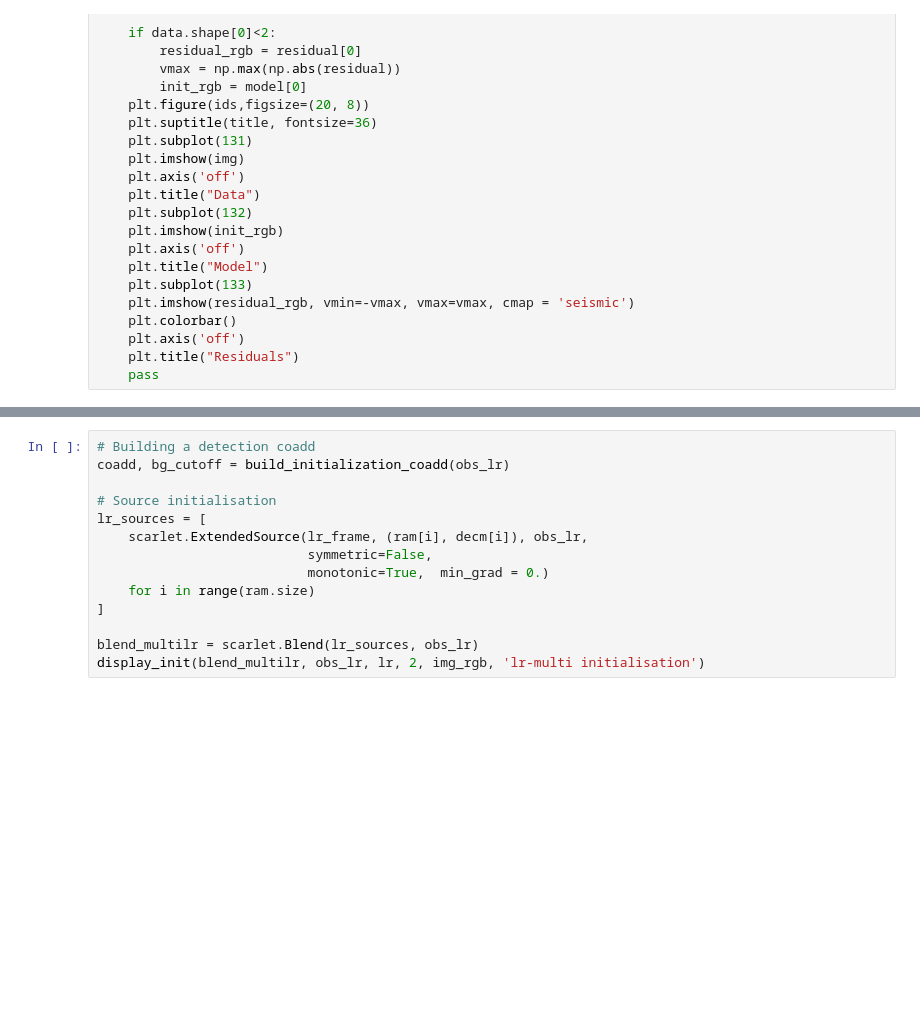
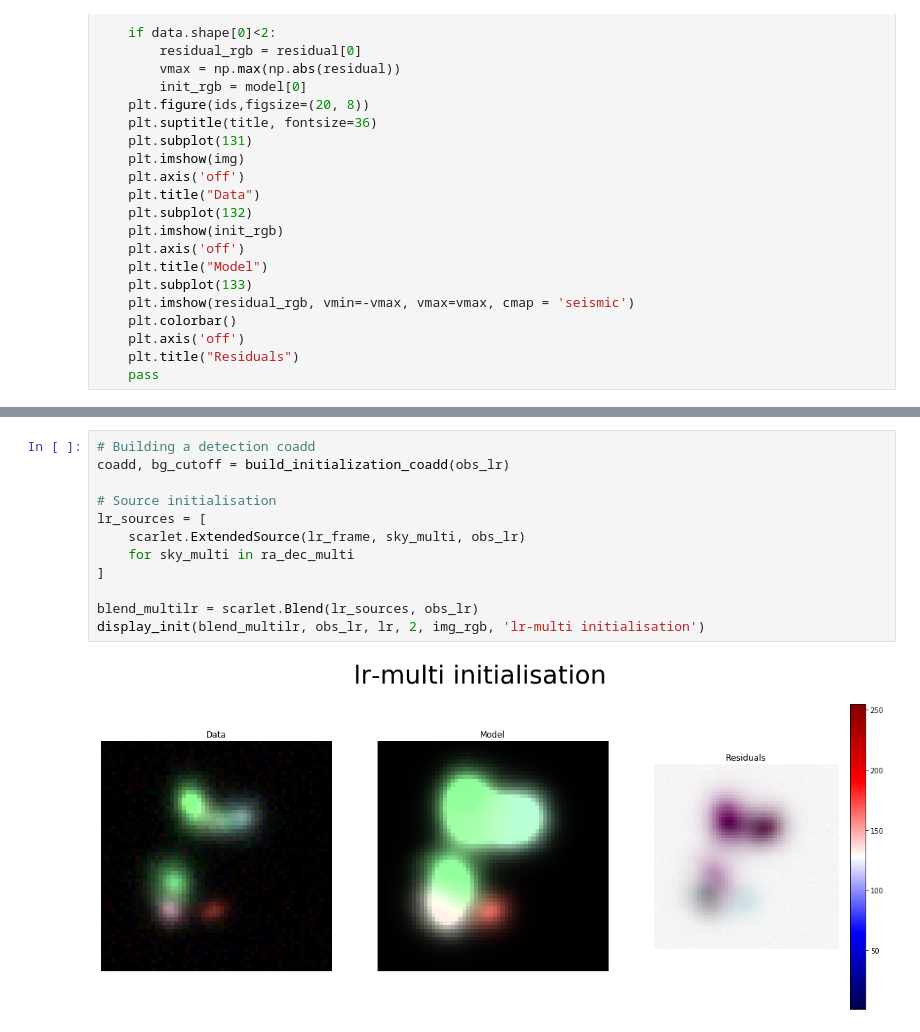
Before and after one commit to herjy/Multi_resolution_comparison, a Jupyter notebook: Simulated_multiresolution/Simulated_mr_scenes.ipynb, the cells around one changed output, grey strips where cells are left out. Drawn from its saved outputs; the diff is of its cells as text; blank space fills up the shorter version.

```diff
--- a/Simulated_multiresolution/Simulated_mr_scenes.ipynb
+++ b/Simulated_multiresolution/Simulated_mr_scenes.ipynb
@@ -277,17 +276,17 @@ display_init(blend_hr, obs_hr, hr, 1, hr[0], 'hr initialisation')
 # %%
 # Building a detection coadd
 coadd, bg_cutoff = build_initialization_coadd(obs_lr)
 
 # Source initialisation
 lr_sources = [
-    scarlet.ExtendedSource(lr_frame, (ram[i], decm[i]), obs_lr,
-                           symmetric=False,
-                           monotonic=True,  min_grad = 0.)
-    for i in range(ram.size)
+    scarlet.ExtendedSource(lr_frame, sky_multi, obs_lr)
+    for sky_multi in ra_dec_multi
 ]
 
 blend_multilr = scarlet.Blend(lr_sources, obs_lr)
 display_init(blend_multilr, obs_lr, lr, 2, img_rgb, 'lr-multi initialisation')
+# %% [output]
+[figure, added]
 # %%
 # Building a detection coadd
 coadd, bg_cutoff = build_initialization_coadd(obs_hr)
```
Also changed, not shown: parts of 21 cells of this notebook, 26 other files.
